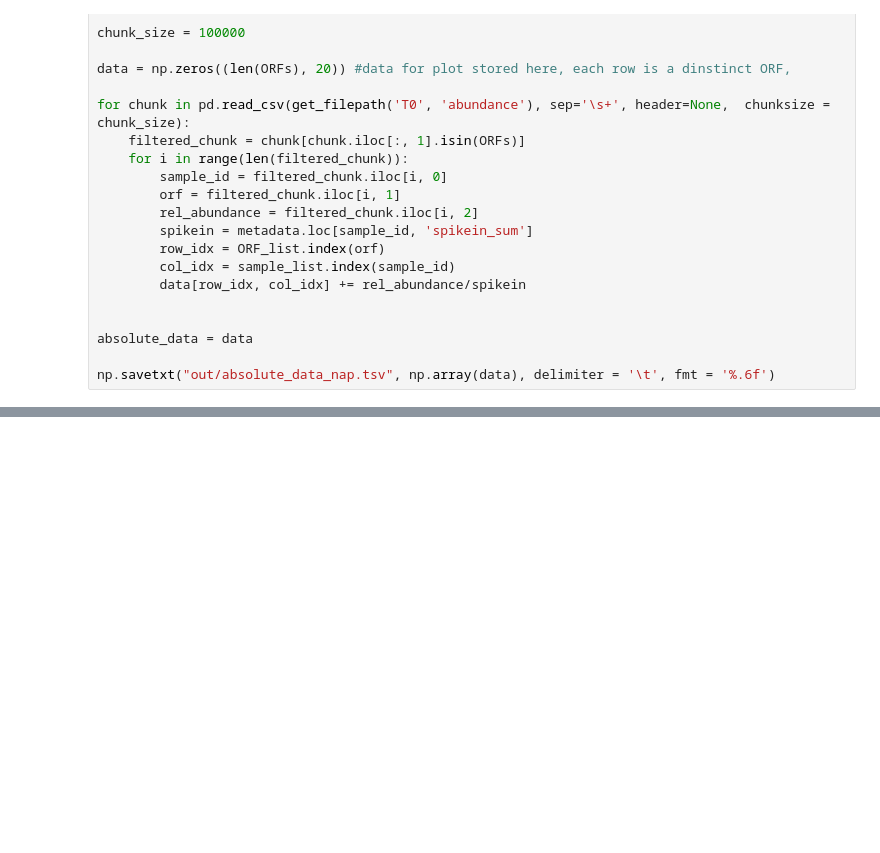
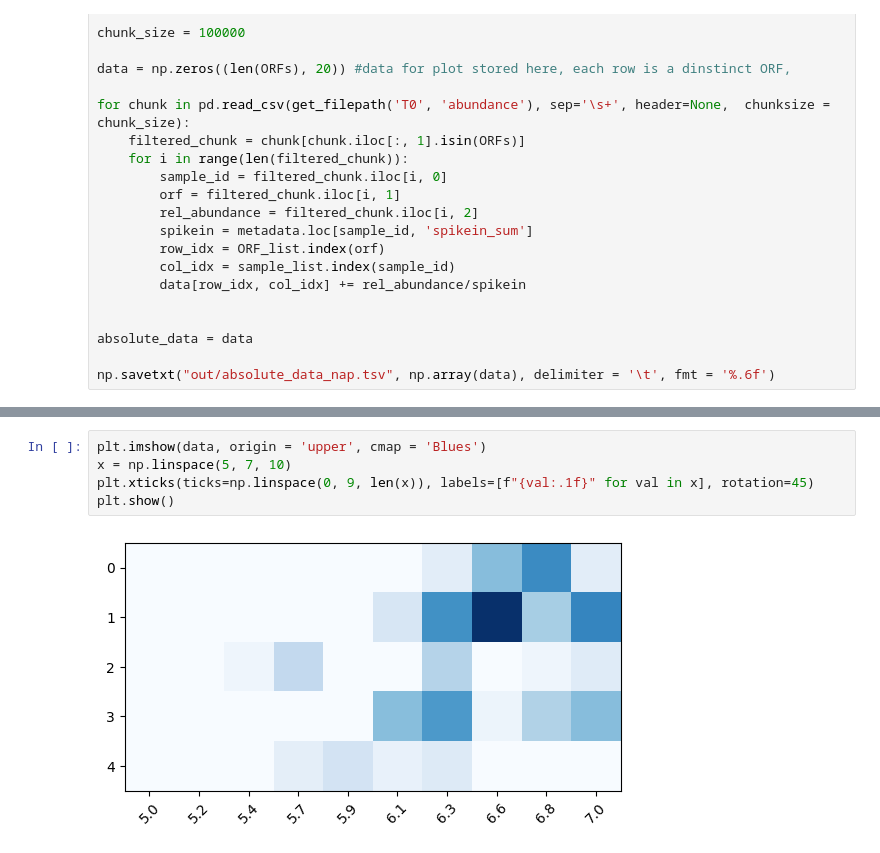
Before and after one commit to AddisonHowe/soil-metagenomics, a Jupyter notebook: organization_nap.ipynb, the cells around one changed output, grey strips where cells are left out. Cells and saved outputs as stored; diff of their text form; blank space fills up the shorter version.

```diff
--- a/organization_nap.ipynb
+++ b/organization_nap.ipynb
@@ -181,0 +171,7 @@ plt.imshow(tracking)
+# %%
+plt.imshow(data, origin = 'upper', cmap = 'Blues')
+x = np.linspace(5, 7, 10)
+plt.xticks(ticks=np.linspace(0, 9, len(x)), labels=[f"{val:.1f}" for val in x], rotation=45)
+plt.show()
+# %% [output]
+[figure, added]
```
Also changed, not shown: parts of 21 cells of this notebook, 1 other file.
